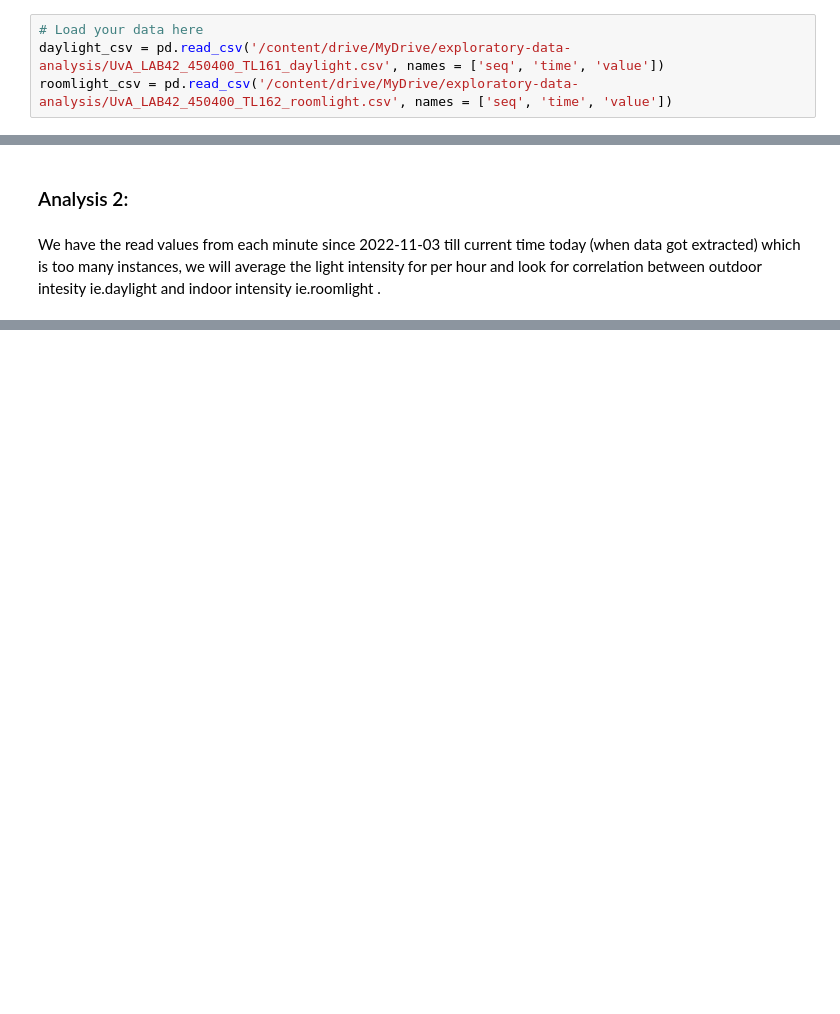
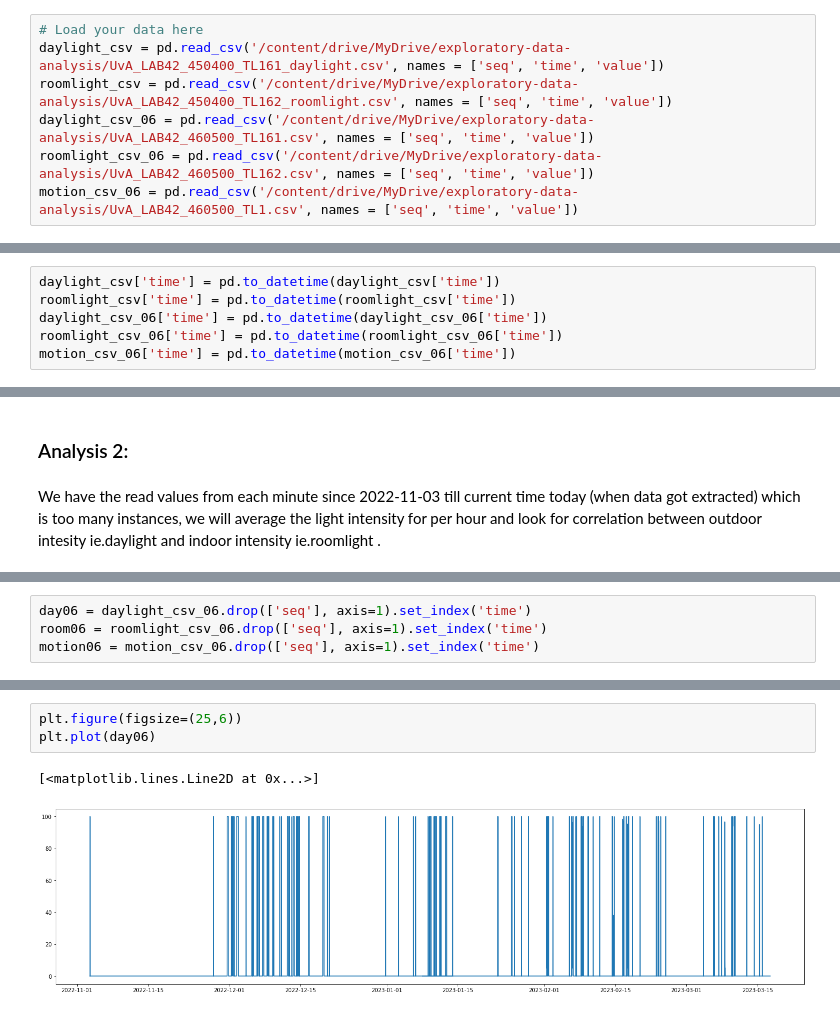
Before and after one commit to Karim-Anwar/masterProject, a Jupyter notebook: Exploratory_Data_Analysis.ipynb, the cells around one changed output, grey strips where cells are left out. Cells and saved outputs as stored; diff of their text form; blank space fills up the shorter version.

```diff
--- a/Exploratory_Data_Analysis.ipynb
+++ b/Exploratory_Data_Analysis.ipynb
@@ -49,3 +47,6 @@ import scipy
 # Load your data here
 daylight_csv = pd.read_csv('/content/drive/MyDrive/exploratory-data-analysis/UvA_LAB42_450400_TL161_daylight.csv', names = ['seq', 'time', 'value'])
 roomlight_csv = pd.read_csv('/content/drive/MyDrive/exploratory-data-analysis/UvA_LAB42_450400_TL162_roomlight.csv', names = ['seq', 'time', 'value'])
+daylight_csv_06 = pd.read_csv('/content/drive/MyDrive/exploratory-data-analysis/UvA_LAB42_460500_TL161.csv', names = ['seq', 'time', 'value'])
+roomlight_csv_06 = pd.read_csv('/content/drive/MyDrive/exploratory-data-analysis/UvA_LAB42_460500_TL162.csv', names = ['seq', 'time', 'value'])
+motion_csv_06 = pd.read_csv('/content/drive/MyDrive/exploratory-data-analysis/UvA_LAB42_460500_TL1.csv', names = ['seq', 'time', 'value'])
@@ -154,3 +153,9 @@ daylight_csv['time'] = pd.to_datetime(daylight_csv['time'])
+# %%
+daylight_csv['time'] = pd.to_datetime(daylight_csv['time'])
+roomlight_csv['time'] = pd.to_datetime(roomlight_csv['time'])
+daylight_csv_06['time'] = pd.to_datetime(daylight_csv_06['time'])
+roomlight_csv_06['time'] = pd.to_datetime(roomlight_csv_06['time'])
+motion_csv_06['time'] = pd.to_datetime(motion_csv_06['time'])
 # %%
 daylight_csv['time'].dtype
 # %% [output]
@@ -369,0 +374,4 @@ result = seasonal_decompose(series_day, )
+# %%
+day06 = daylight_csv_06.drop(['seq'], axis=1).set_index('time')
+room06 = roomlight_csv_06.drop(['seq'], axis=1).set_index('time')
+motion06 = motion_csv_06.drop(['seq'], axis=1).set_index('time')
@@ -369,0 +441,6 @@ result = seasonal_decompose(series_day, )
+# %%
+plt.figure(figsize=(25,6))
+plt.plot(day06)
+# %% [output]
+[<matplotlib.lines.Line2D at 0x...>]
+[figure, added]
```
Also changed, not shown: parts of 86 cells of this notebook.
